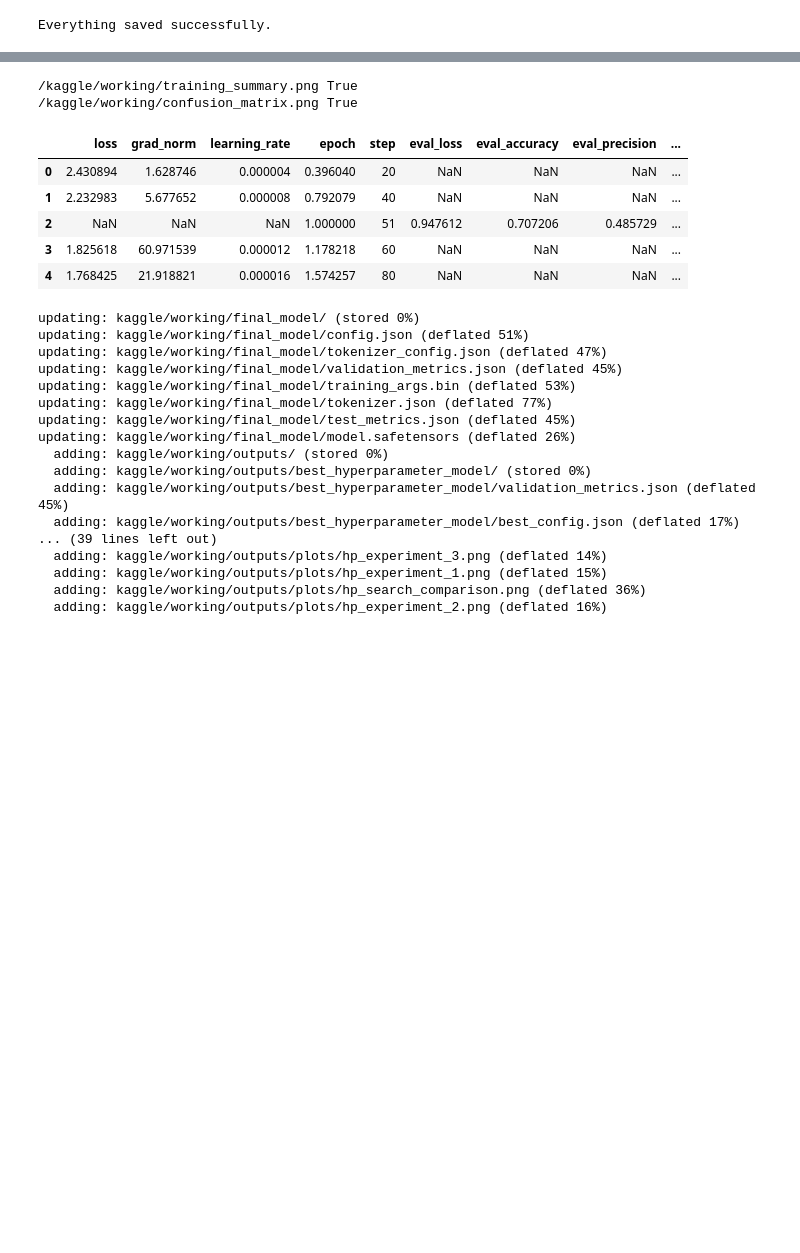
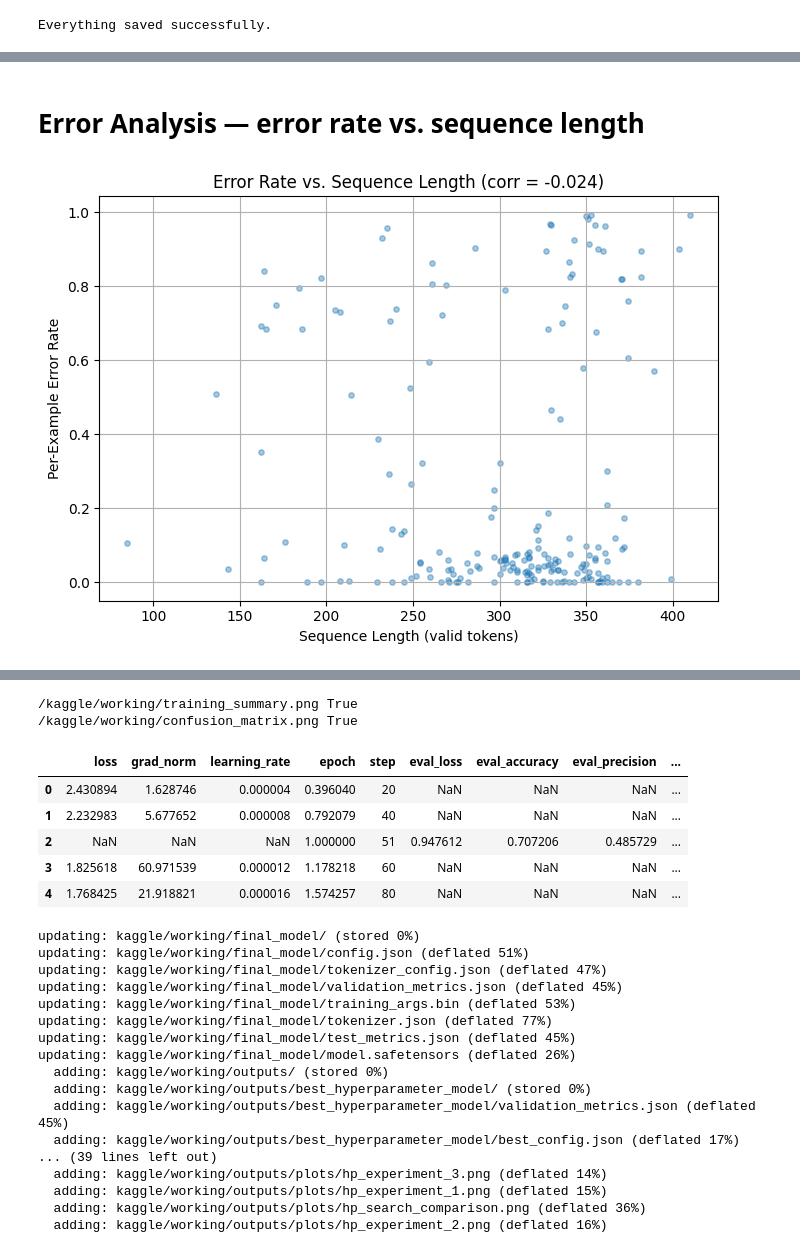
Before and after one commit to blurrydev/Group-9-DS-and-AI-Lab-Project, a Jupyter notebook: notebooks/hyperparameter_training.ipynb, the cells around one changed output, grey strips where cells are left out. Cells and saved outputs as stored; diff of their text form; code cells hidden in the pictures; blank space fills up the shorter version.

Commit message:
Performed analysis on trained model

```diff
--- a/notebooks/hyperparameter_training.ipynb
+++ b/notebooks/hyperparameter_training.ipynb
@@ -1481,0 +1609,26 @@ plt.show()
+# %% [markdown]
+# Error Analysis — error rate vs. sequence length
+# %%
+lengths, error_rates = [], []
+for i in range(len(labels)):
+    mask = labels[i] != -100
+    n = mask.sum()
+    if n == 0:
+        continue
+    lengths.append(int(n))
+    error_rates.append((labels[i][mask] != preds_per_example[i][mask]).mean())
+
+lengths, error_rates = np.array(lengths), np.array(error_rates)
+corr = np.corrcoef(lengths, error_rates)[0, 1]
+
+plt.figure(figsize=(7, 5))
+plt.scatter(lengths, error_rates, alpha=0.4, s=15)
+plt.xlabel("Sequence Length (valid tokens)")
+plt.ylabel("Per-Example Error Rate")
+plt.title(f"Error Rate vs. Sequence Length (corr = {corr:.3f})")
+plt.grid(True)
+plt.tight_layout()
+plt.savefig("/kaggle/working/error_rate_vs_length.png", dpi=300)
+plt.show()
+# %% [output]
+[figure, added]
```
Also changed, not shown: parts of 32 cells of this notebook.
